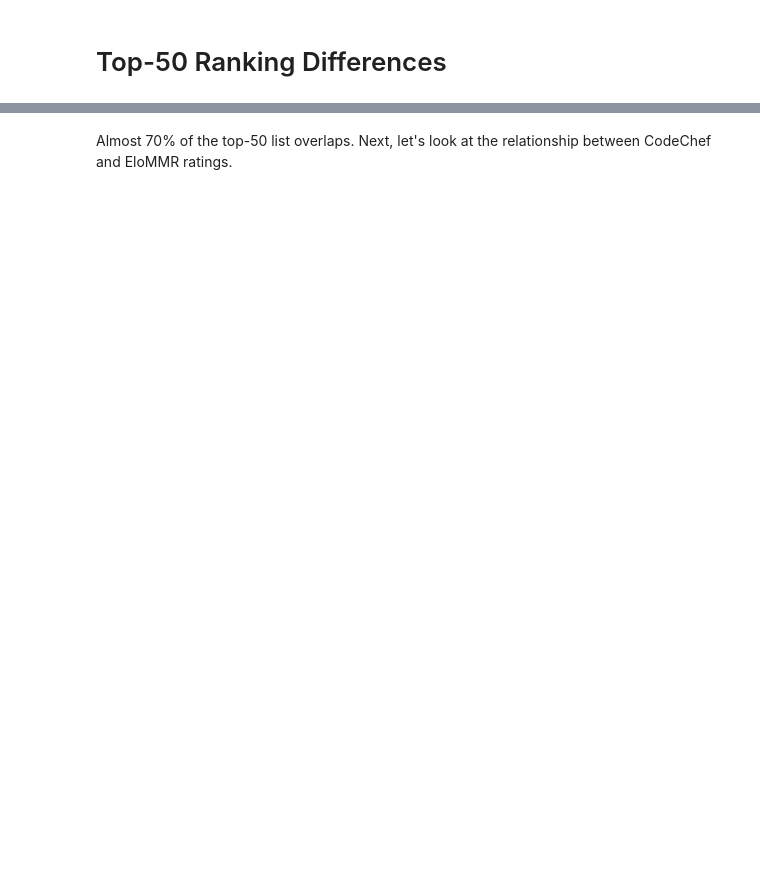
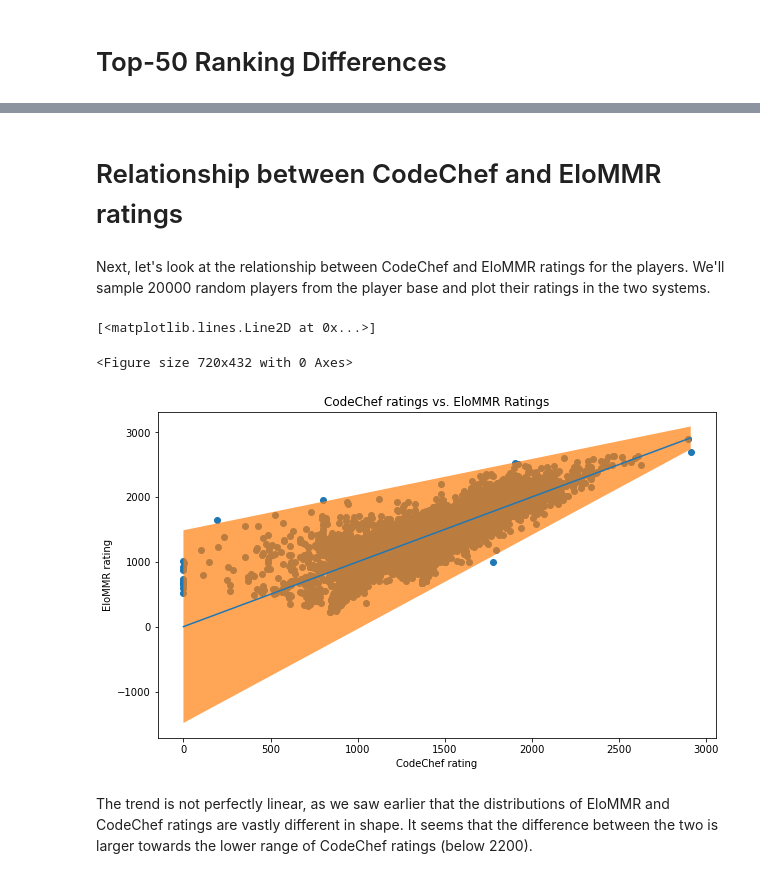
Before and after one commit to EbTech/Elo-MMR, a Jupyter notebook: scripts/notebooks/codechef-experiments.ipynb, the cells around one changed output, grey strips where cells are left out. Drawn from its saved outputs; the diff is of its cells as text; code cells hidden in the pictures; blank space fills up the shorter version.

```diff
--- a/scripts/notebooks/codechef-experiments.ipynb
+++ b/scripts/notebooks/codechef-experiments.ipynb
@@ -223,2 +253,41 @@ Unique CodeChef players: {'waterfalls', 'hh_algos', 'stonefeang', 'kut_hgs1997',
+# %% [markdown]
+# Relationship between CodeChef and EloMMR ratings
 # %% [markdown]
-Almost 70% of the top-50 list overlaps. Next, let's look at the relationship between CodeChef and EloMMR ratings.
+Next, let's look at the relationship between CodeChef and EloMMR ratings for the players. We'll sample 20000 random players from the player base and plot their ratings in the two systems.
+# %%
+import matplotlib
+from scipy.odr import *
+
+num_samples = 20000
+samples = codechef_rank.sample(num_samples, axis=0)
+cc_random = codechef_rank[codechef_rank['username'].isin(samples.username)]
+mmr_random = mmr_rank[mmr_rank['username'].isin(samples.username)][['ratings', 'username']]
+
+union = set(cc_random.username) | set(mmr_random.username)
+
+# This cell requires running all previous cells in the notebook to gather precomputed values
+x_cc, y_mmr, names = [], [], []
+for username in union:
+    x_cc.append(rate_name_cc[username])
+    y_mmr.append(rate_name_mmr[username])
+    names.append(username)
+
+plt.figure()
+fig, ax = plt.subplots()
+plt.scatter(x_cc, y_mmr)
+plt.title('CodeChef ratings vs. EloMMR Ratings')
+plt.xlabel('CodeChef rating')
+plt.ylabel('EloMMR rating')
+
+# These trendlines are made by eyeballing the data.
+X = sorted(x_cc)
+Yl = 0.55 * (np.array(X) - 3300) + 3300
+Yh = 1.45 * (np.array(X) - 3300) + 3300
+plt.fill_between(X, Yl, Yh, alpha=0.7)
+plt.plot(X, X)
+# %% [output]
+[<matplotlib.lines.Line2D at 0x...>]
+<Figure size 720x432 with 0 Axes>
+[figure, added]
+# %% [markdown]
+The trend is not perfectly linear, as we saw earlier that the distributions of EloMMR and CodeChef ratings are vastly different in shape. It seems that the difference between the two is larger towards the lower range of CodeChef ratings (below 2200).
```
Also changed, not shown: parts of 9 cells of this notebook.
